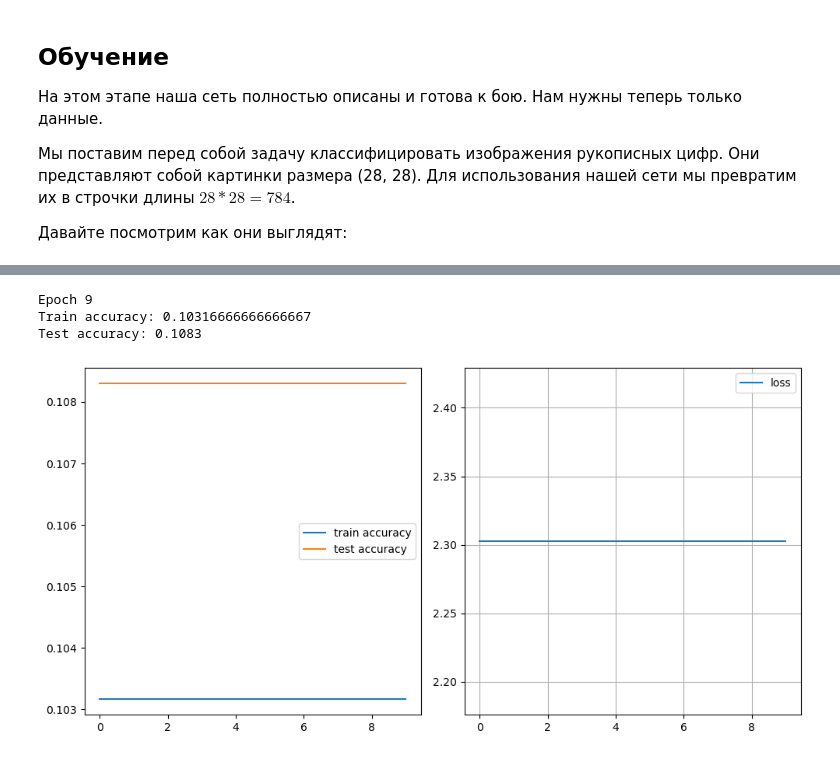
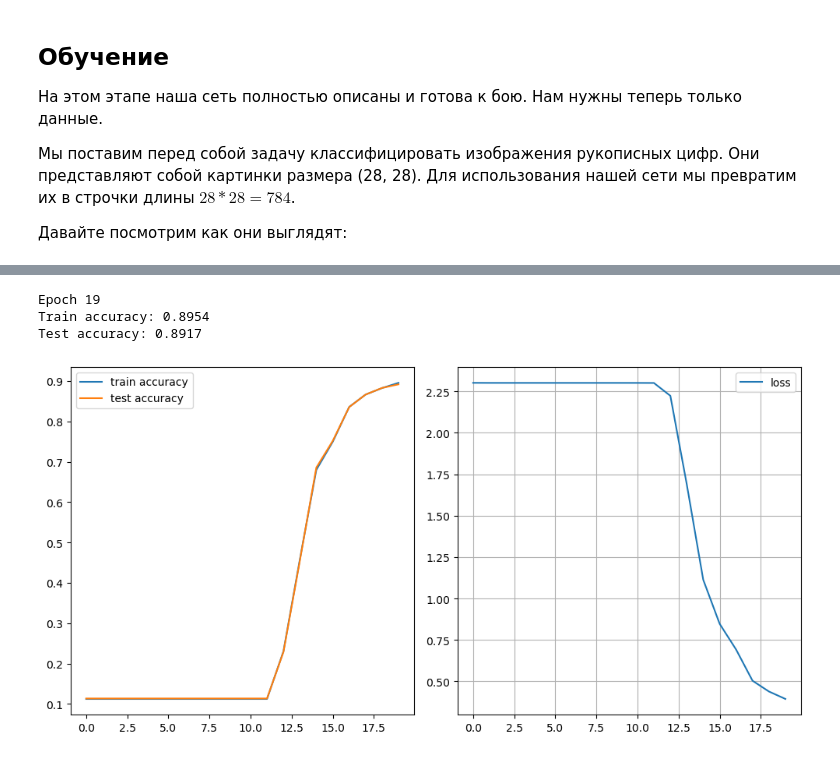
Before and after one commit to andegraundvr-star/dowloadPython, a Jupyter notebook: notebooks/neural network/homework_2.ipynb, the cells around one changed output, grey strips where cells are left out. Drawn from its saved outputs; the diff is of its cells as text; code cells hidden in the pictures.

```diff
--- a/notebooks/neural network/homework_2.ipynb
+++ b/notebooks/neural network/homework_2.ipynb
@@ -89,12 +89,16 @@ class ReLU(Layer):
         # < YOUR CODE STARTS HERE >
         # переменная dz_dx должна содержать производную выхода ReLU по ее входу
 
-        dz_dx = np.where(x > 0, 1.0, 0.0)
+        #вычисляем производную ReLU
+        dz_dx = (x > 0).astype(float)  # 1.0 где x > 0, иначе 0.0
 
         # < YOUR CODE ENDS HERE >
         assert dz_dx.shape == self._saved_input.shape, f"Shapes must be the same. Got {dz_dx.shape, self._saved_input.shape}"
 
-        output = dz_dx * dL_dz
+        #применяем chain rule: dL/dx = dL/dz * dz/dx
+        #элементное умножение, так как dz_dx и dL_dz имеют одинаковую размерность
+        output = dL_dz * dz_dx
+
         return output
 # %%
 relu = ReLU()
@@ -417,14 +421,7 @@ class Network:
         #идем по слоям в обратном порядке (от последнего к первому)
         for layer in reversed(self.layers):
             #каждый слой получает градиент от следующего слоя
-            current_grad = layer.backward(current_grad)
-            #обновление весов (градиентный спуск)
-            #градиент по своим весам
-            if hasattr(layer, 'weights') and hasattr(layer, '_grad_weights'):
-                layer.weights -= learning_rate * layer._grad_weights
-                #градиент по своим входам
-                if hasattr(layer, 'bias') and hasattr(layer, '_grad_bias'):
-                    layer.bias -= learning_rate * layer._grad_bias
+            current_grad = layer.backward(current_grad, learning_rate)
 
         # < YOUR CODE ENDS HERE >
 
@@ -516,24 +511,24 @@ Downloading data from https://storage.googleapis.com/tensorflow/tf-keras-dataset
 # %%
 # Наша сеть будет состоять из одного скрытого слоя
 layers = []
 layers.append(FCLayer(train_images.shape[1], 100)) # входной слой
 layers.append(ReLU()) # активация
 layers.append(FCLayer(100, 200)) # скрытый слой
 layers.append(ReLU()) # активация
 layers.append(FCLayer(200, 10)) # выходной слой -- 10 классов (10 цифр). Обратите внимание, мы не используем активацию!
                                 # т.к. лосс рассчитывает на логиты, а не вероятности
 
 # инициализируем наш класс указанными слоями
 net = Network(layers=layers)
 # если все реализовано правильно -- точность на отложенной части выборки достигнет 97%
 net.fit(x_train=train_images, y_train=train_labels,
         x_test=test_images, y_test=test_labels,
-        batch_size=32, num_epochs=10, learning_rate=0.1)
+        batch_size=32, num_epochs=20, learning_rate=0.01)
 # %% [output]
-Epoch 9
-Train accuracy: 0.10316666666666667
-Test accuracy: 0.1083
+Epoch 19
+Train accuracy: 0.8954
+Test accuracy: 0.8917
-[figure, old version]
+[figure, new version]
 # %%
 predicted_labels = net.predict(test_images)
 idxs = np.random.choice(np.arange(len(test_images)), 16, replace=False)
```
Also changed, not shown: parts of 5 cells of this notebook, 1 other file.
